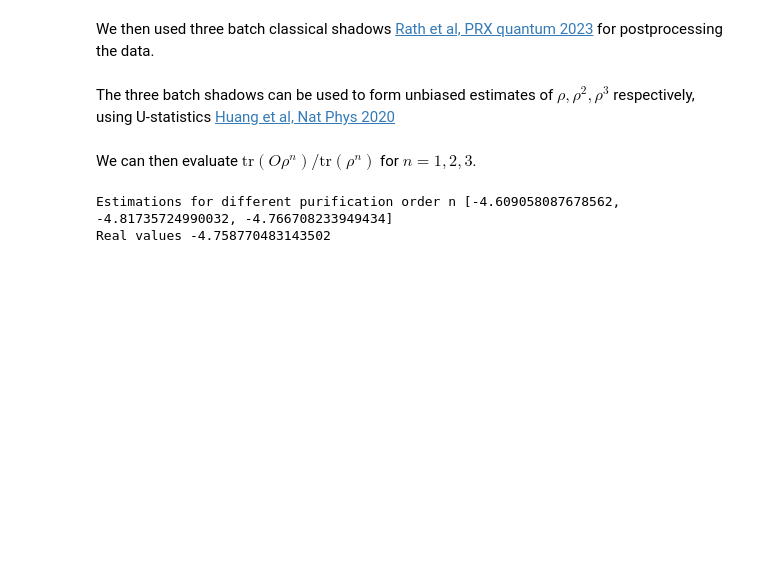
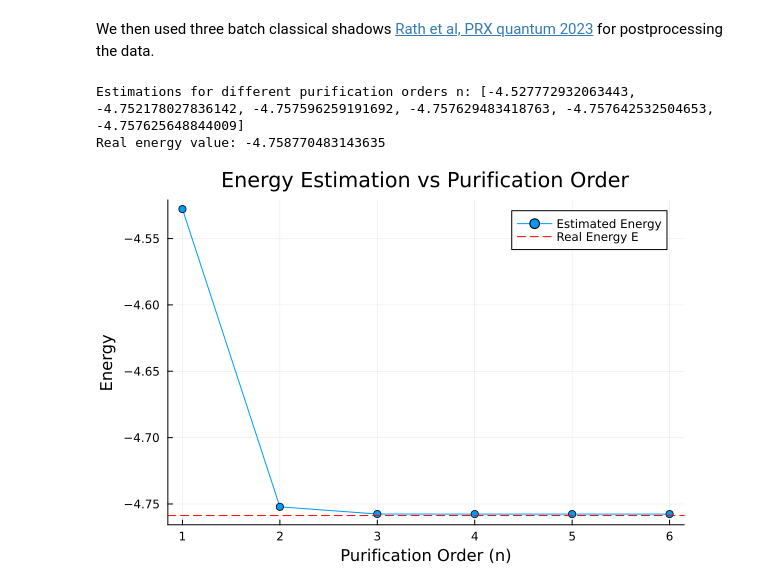
Before and after one commit to bvermersch/RandomMeas.jl, a Jupyter notebook: examples/VirtualDistillation.ipynb, the cells around one changed output. Saved outputs shown, nothing was run; the diff lists cells and outputs as text; code cells hidden in the pictures; blank space fills up the shorter version.

```diff
--- a/examples/VirtualDistillation.ipynb
+++ b/examples/VirtualDistillation.ipynb
@@ -76,7 +143,5 @@ end
 # %% [markdown]
 We then used three batch classical shadows [Rath et al, PRX quantum 2023](https://doi.org/10.1103/PRXQuantum.4.010318) for postprocessing the data.
 # %%
-n = 3 #number of batch shadows
-ρb = get_batch_shadows(data,ξ,u,n);
+n = 6  # Number of batch shadows
+ρb = get_dense_shadows(measurement_data, number_of_ru_batches=n);
-# %% [markdown]
-The three batch shadows can be used to form unbiased estimates of $\rho,\rho^2,\rho^3$ respectively, using U-statistics [Huang et al, Nat Phys 2020](https://doi.org/10.1038/s41567-020-0932-7)
@@ -88,12 +148,41 @@ The three batch shadows can be used to form unbiased estimates of $\rho,\rho^2,\
-# %% [markdown]
-We can then evaluate $\mathrm{tr}(O\rho^n)/\mathrm{tr}(\rho^n)$ for $n=1,2,3$.
-# %%
-Es = zeros(n)
-for nt in 1:n
-    Es[nt] = real(trace(multiply(ρm[nt],flatten(H)),ξ)/trace(ρm[nt],ξ))
-end
-println("Estimations for different purification order n " , Es)
-println("Real values ",E)
-# %% [output]
-Estimations for different purification order n [-4.609058087678562, -4.81735724990032, -4.766708233949434]
-Real values -4.758770483143502
+# %%
+# Compute the nonlinear expectation values and trace moments for purification orders 1 through n.
+# The function get_trace_moments computes:
+#   - If an MPO observable O is provided (here H), it computes Tr[H * (ρ^n)]
+#   - If no observable is provided, it computes Tr[ρ^n]
+nonlinear_expectation_values = get_trace_moments(ρb, collect(1:n); O=H)
+trace_moments = get_trace_moments(ρb, collect(1:n))
+
+# Convert any complex values to real (if necessary), as energy is a real quantity.
+nonlinear_expectation_values = real.(nonlinear_expectation_values)
+trace_moments = real.(trace_moments)
+
+# Initialize an array to store energy estimates for each purification order.
+Es = zeros(n)
+
+# Loop over the different purification orders
+for nt in 1:n
+    # Compute the energy estimate as the ratio: Tr[H * ρ^n] / Tr[ρ^n]
+    Es[nt] = nonlinear_expectation_values[nt] / trace_moments[nt]
+end
+
+# Print the energy estimations for each purification order
+println("Estimations for different purification orders n: ", Es)
+println("Real energy value: ", E)
+# %% [output]
+Estimations for different purification orders n: [-4.527772932063443, -4.752178027836142, -4.757596259191692, -4.757629483418763, -4.757642532504653, -4.757625648844009]
+Real energy value: -4.758770483143635
+# %%
+using Plots
+
+# Define the purification orders as a vector.
+nt = 1:n  # Assuming n is the number of batch shadows
+
+# Plot the estimated energies as a function of the purification order.
+plot(nt, Es, marker=:circle, linestyle=:solid, label="Estimated Energy",
+     xlabel="Purification Order (n)", ylabel="Energy", title="Energy Estimation vs Purification Order")
+
+# Add a horizontal dashed line at the value E.
+hline!([E], linestyle=:dash, color=:red, label="Real Energy E")
+# %% [output]
+[figure, added]
```
Also changed, not shown: parts of 10 cells of this notebook, 2 other files.
